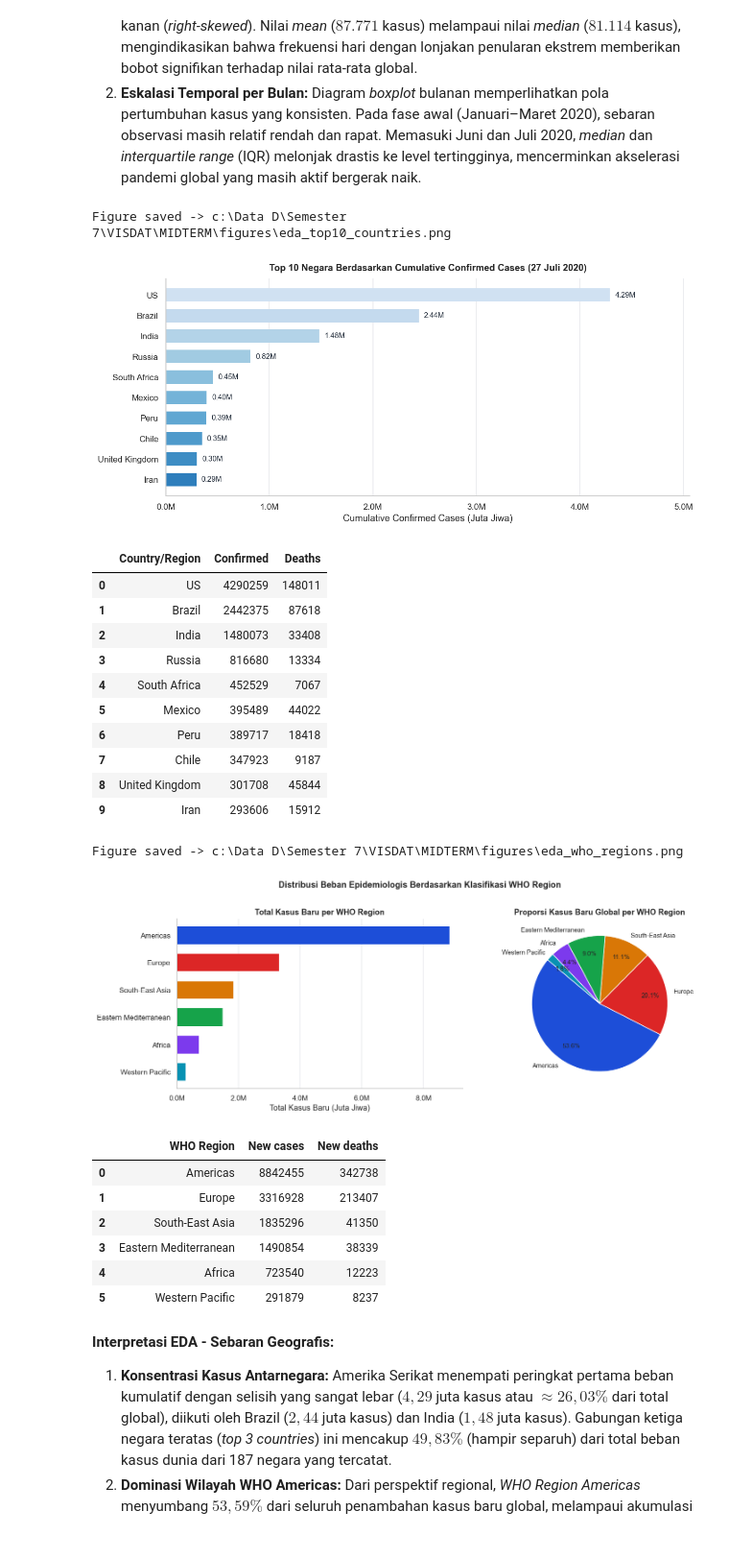
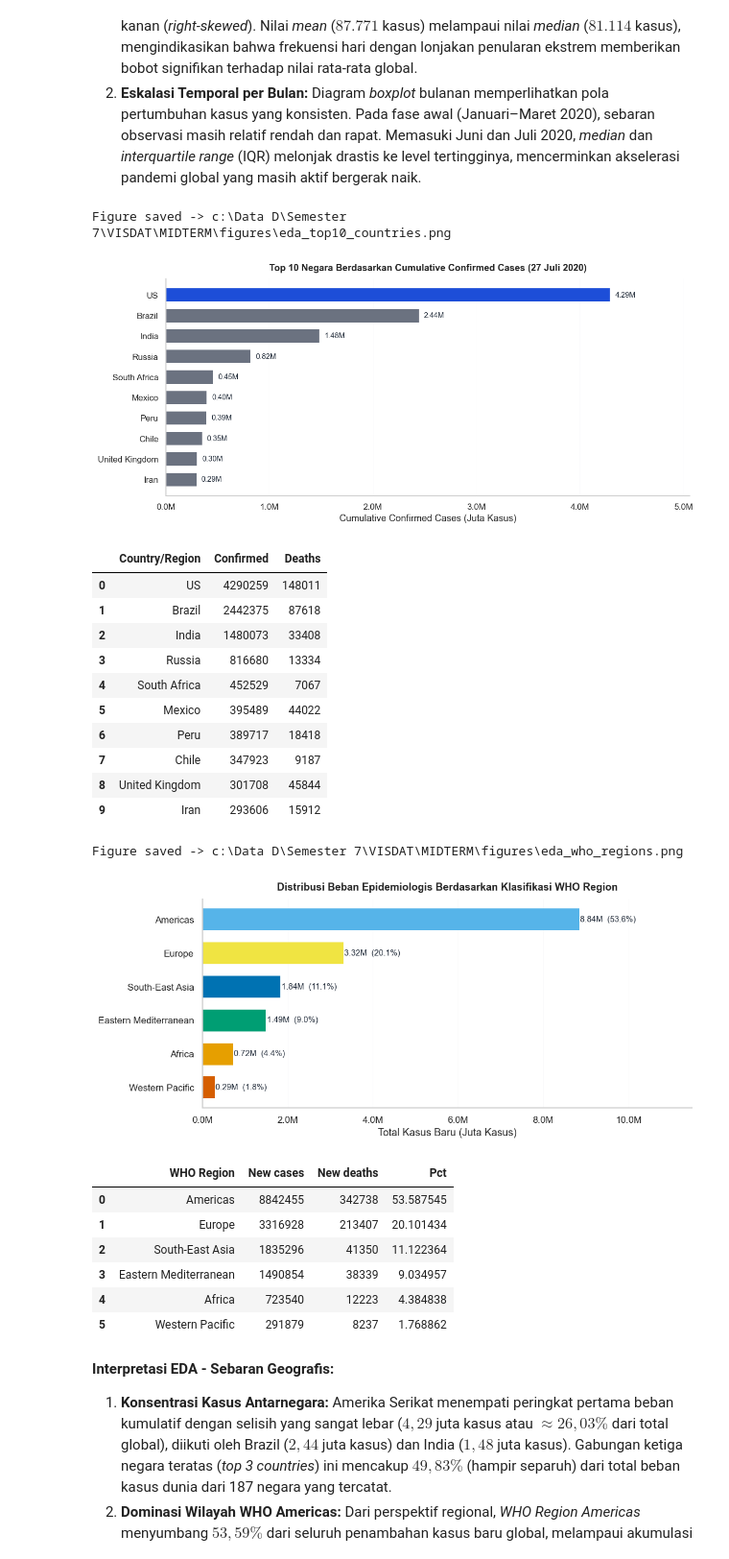
Before and after one commit to Hiiroga/Visualization-Data-Midterm-Project, a Jupyter notebook: covid19_time_series_visualization.ipynb, the cells around one changed output. Shown at 96% size. Drawn from its saved outputs; the diff is of its cells as text; code cells hidden in the pictures.

Commit message:
update visualization

```diff
--- a/covid19_time_series_visualization.ipynb
+++ b/covid19_time_series_visualization.ipynb
@@ -603,7 +618,7 @@ Berdasarkan visualisasi distribusi statistik:
 1. **Right-Skewed Distribution:** Distribusi kasus baru harian menunjukkan kemiringan ke kanan (*right-skewed*). Nilai *mean* ($87.771$ kasus) melampaui nilai *median* ($81.114$ kasus), mengindikasikan bahwa frekuensi hari dengan lonjakan penularan ekstrem memberikan bobot signifikan terhadap nilai rata-rata global.
 2. **Eskalasi Temporal per Bulan:** Diagram *boxplot* bulanan memperlihatkan pola pertumbuhan kasus yang konsisten. Pada fase awal (Januari–Maret 2020), sebaran observasi masih relatif rendah dan rapat. Memasuki Juni dan Juli 2020, *median* dan *interquartile range* (IQR) melonjak drastis ke level tertingginya, mencerminkan akselerasi pandemi global yang masih aktif bergerak naik.
 # %%
-# Top 10 Countries berdasarkan Cumulative Confirmed Cases pada Akhir Dataset
+# Top 10 Negara berdasarkan Cumulative Confirmed Cases pada Akhir Dataset
 top10_countries = (
     full_grouped_clean.sort_values('Date')
     .groupby('Country/Region')[['Confirmed', 'Deaths']].last()
@@ -613,10 +628,15 @@ top10_countries = (
 )
 
 fig, ax = plt.subplots(figsize=(11, 5))
-bar_colors = plt.cm.Blues_r(np.linspace(0.3, 0.8, len(top10_countries)))
+
+# Warna: US di-highlight biru, sisanya abu-abu netral
+bar_colors_top10 = [
+    '#1D4ED8' if c == 'US' else '#6B7280'
+    for c in top10_countries['Country/Region'][::-1]
+]
 bars = ax.barh(top10_countries['Country/Region'][::-1],
                top10_countries['Confirmed'][::-1] / 1e6,
-               color=bar_colors, height=0.65, edgecolor='none')
+               color=bar_colors_top10, height=0.65, edgecolor='none')
 
 for b, val in zip(bars, top10_countries['Confirmed'][::-1] / 1e6):
     ax.text(val + 0.05, b.get_y() + b.get_height() / 2,
@@ -624,11 +644,12 @@ for b, val in zip(bars, top10_countries['Confirmed'][::-1] / 1e6):
 
 ax.set_title('Top 10 Negara Berdasarkan Cumulative Confirmed Cases (27 Juli 2020)',
              fontweight='bold', pad=10)
-ax.set_xlabel('Cumulative Confirmed Cases (Juta Jiwa)')
+ax.set_xlabel('Cumulative Confirmed Cases (Juta Kasus)')
 ax.xaxis.set_major_formatter(mticker.FuncFormatter(lambda x, _: f'{x:.1f}M'))
 ax.set_xlim(0, top10_countries['Confirmed'].max() / 1e6 * 1.18)
-ax.grid(axis='x', color='#E5E7EB')
+ax.grid(axis='x', color='#E5E7EB', alpha=0.25, linewidth=0.5)
 ax.grid(axis='y', visible=False)
+ax.xaxis.grid(True, alpha=0.25, linewidth=0.5)
 plt.tight_layout()
 save_fig('eda_top10_countries.png')
 plt.show()
@@ -636,7 +657,7 @@ plt.show()
 display(top10_countries.reset_index(drop=True))
 # %% [output]
 Figure saved -> c:\Data D\Semester 7\VISDAT\MIDTERM\figures\eda_top10_countries.png
-[figure, old version]
+[figure, new version]
 |  | Country/Region | Confirmed | Deaths |
 | 0 | US | 4290259 | 148011 |
 | 1 | Brazil | 2442375 | 87618 |
@@ -649,50 +670,49 @@ Figure saved -> c:\Data D\Semester 7\VISDAT\MIDTERM\figures\eda_top10_countries.
 | 8 | United Kingdom | 301708 | 45844 |
 | 9 | Iran | 293606 | 15912 |
 # %%
-WHO_PALETTE = ['#1D4ED8', '#DC2626', '#D97706', '#16A34A', '#7C3AED', '#0891B2']
 who_summary = (
     full_grouped_clean
     .groupby('WHO Region')[['New cases', 'New deaths']].sum()
     .sort_values('New cases', ascending=False)
     .reset_index()
 )
+who_summary['Pct'] = who_summary['New cases'] / who_summary['New cases'].sum() * 100
 
-fig, axes = plt.subplots(1, 2, figsize=(14, 5))
+fig, ax = plt.subplots(figsize=(10, 4.5))
 
-# Bar chart horizontal total kasus baru per WHO Region
-axes[0].barh(who_summary['WHO Region'][::-1],
-             who_summary['New cases'][::-1] / 1e6,
-             color=WHO_PALETTE[:len(who_summary)][::-1],
-             height=0.65, edgecolor='none')
-axes[0].set_title('Total Kasus Baru per WHO Region', fontweight='bold')
-axes[0].set_xlabel('Total Kasus Baru (Juta Jiwa)')
-axes[0].xaxis.set_major_formatter(mticker.FuncFormatter(lambda x, _: f'{x:.1f}M'))
-axes[0].grid(axis='x', color='#E5E7EB')
-axes[0].grid(axis='y', visible=False)
+bar_colors_who = [WHO_REGION_COLORS.get(r, '#9CA3AF') for r in who_summary['WHO Region'][::-1]]
+bars_who = ax.barh(who_summary['WHO Region'][::-1],
+                   who_summary['New cases'][::-1] / 1e6,
+                   color=bar_colors_who, height=0.65, edgecolor='none')
 
-# Pie chart proporsi kontribusi kasus per WHO Region
-axes[1].pie(who_summary['New cases'], labels=who_summary['WHO Region'],
-            autopct='%1.1f%%', colors=WHO_PALETTE[:len(who_summary)],
-            startangle=140, pctdistance=0.75,
-            textprops={'fontsize': 9.5})
-axes[1].set_title('Proporsi Kasus Baru Global per WHO Region', fontweight='bold')
+for b, (_, row) in zip(bars_who, who_summary[::-1].iterrows()):
+    val_m = row['New cases'] / 1e6
+    pct   = row['Pct']
+    ax.text(val_m + 0.02, b.get_y() + b.get_height() / 2,
+            f'{val_m:.2f}M  ({pct:.1f}%)', va='center', fontsize=9.5, color='#1F2937')
 
-plt.suptitle('Distribusi Beban Epidemiologis Berdasarkan Klasifikasi WHO Region',
-             fontsize=13, fontweight='bold', y=1.01)
+ax.set_title('Distribusi Beban Epidemiologis Berdasarkan Klasifikasi WHO Region',
+             fontweight='bold', pad=10)
+ax.set_xlabel('Total Kasus Baru (Juta Kasus)')
+ax.xaxis.set_major_formatter(mticker.FuncFormatter(lambda x, _: f'{x:.1f}M'))
+ax.set_xlim(0, who_summary['New cases'].max() / 1e6 * 1.30)
+ax.grid(axis='x', color='#E5E7EB', alpha=0.25, linewidth=0.5)
+ax.grid(axis='y', visible=False)
+ax.xaxis.grid(True, alpha=0.25, linewidth=0.5)
 plt.tight_layout()
 save_fig('eda_who_regions.png')
 plt.show()
 display(who_summary)
 # %% [output]
 Figure saved -> c:\Data D\Semester 7\VISDAT\MIDTERM\figures\eda_who_regions.png
-[figure, old version]
+[figure, new version]
-|  | WHO Region | New cases | New deaths |
-| 0 | Americas | 8842455 | 342738 |
-| 1 | Europe | 3316928 | 213407 |
-| 2 | South-East Asia | 1835296 | 41350 |
-| 3 | Eastern Mediterranean | 1490854 | 38339 |
-| 4 | Africa | 723540 | 12223 |
-| 5 | Western Pacific | 291879 | 8237 |
+|  | WHO Region | New cases | New deaths | Pct |
+| 0 | Americas | 8842455 | 342738 | 53.587545 |
+| 1 | Europe | 3316928 | 213407 | 20.101434 |
+| 2 | South-East Asia | 1835296 | 41350 | 11.122364 |
+| 3 | Eastern Mediterranean | 1490854 | 38339 | 9.034957 |
+| 4 | Africa | 723540 | 12223 | 4.384838 |
+| 5 | Western Pacific | 291879 | 8237 | 1.768862 |
 # %% [markdown]
 **Interpretasi EDA - Sebaran Geografis:**
 
```
Also changed, not shown: parts of 9 cells of this notebook, 11 other files.
